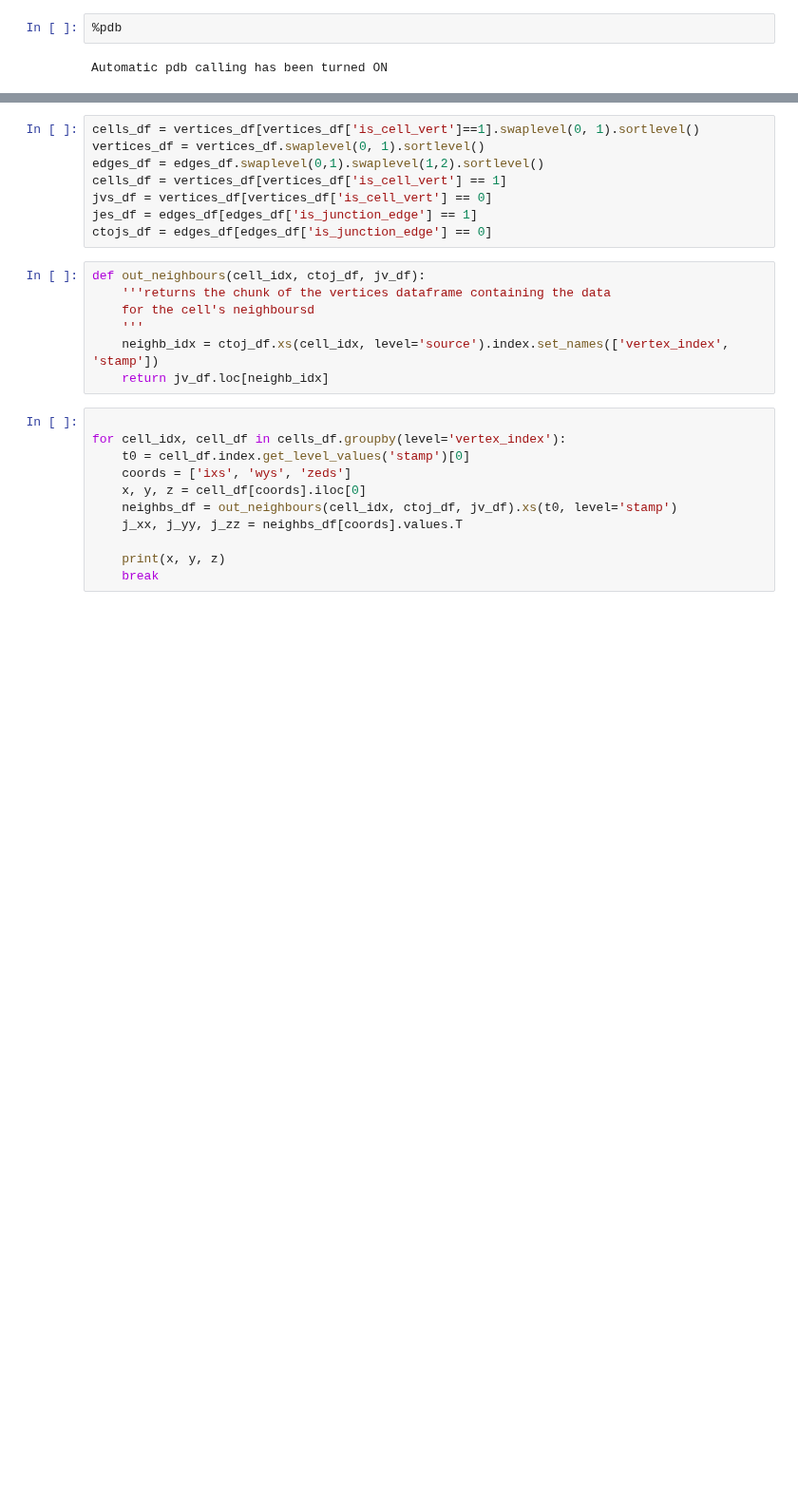
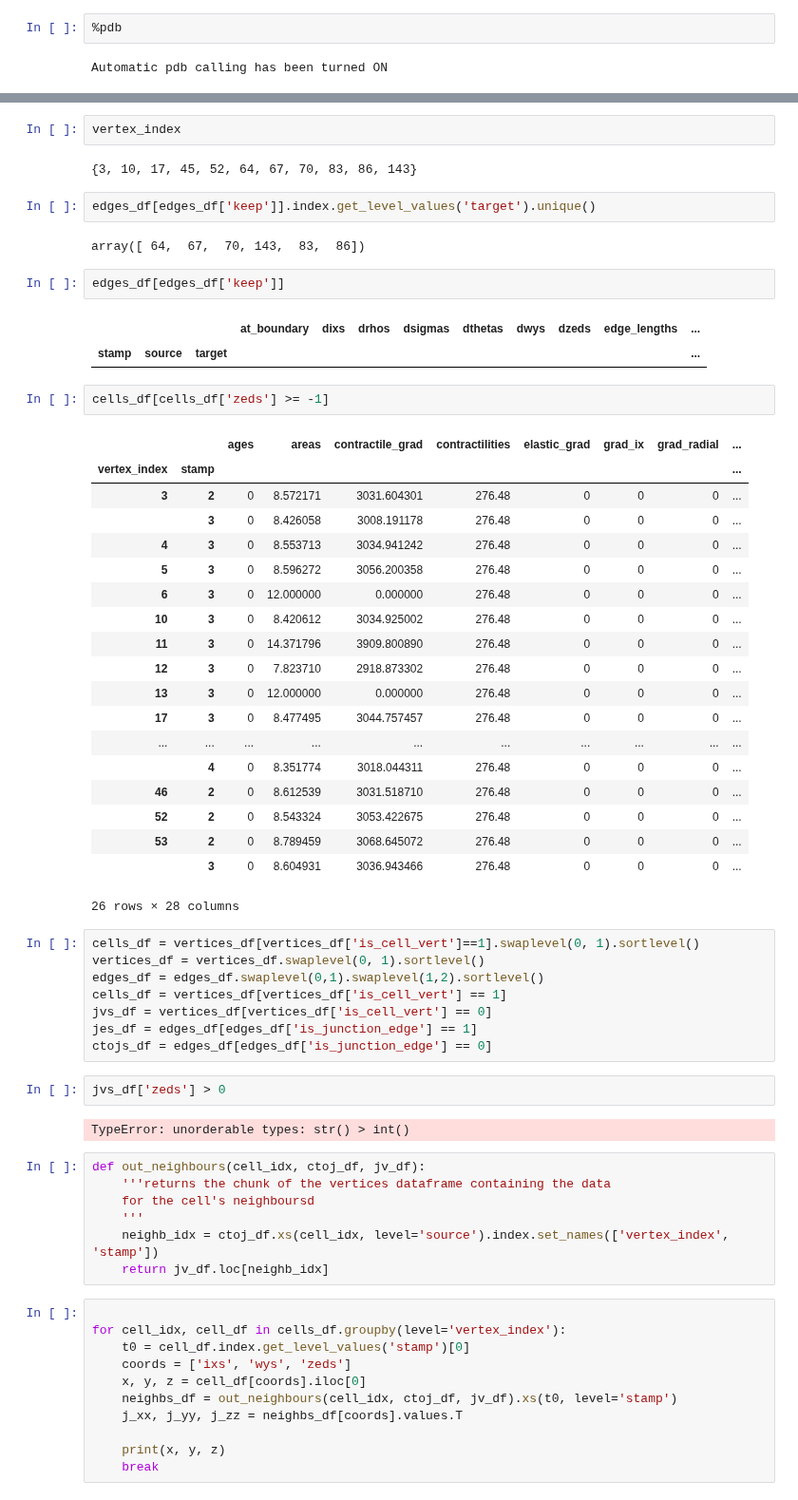
Before and after one commit to glyg/notebooks, a Jupyter notebook: blender and hdfgraph.ipynb, the cells around one changed output, grey strips where cells are left out. Shown at 95% size. Cells and saved outputs as stored; diff of their text form; blank space fills up the shorter version.

```diff
--- a/blender and hdfgraph.ipynb
+++ b/blender and hdfgraph.ipynb
@@ -31,3 +133,38 @@ Automatic pdb calling has been turned ON
+# %%
+vertex_index
+# %% [output]
+{3, 10, 17, 45, 52, 64, 67, 70, 83, 86, 143}
+# %%
+edges_df[edges_df['keep']].index.get_level_values('target').unique()
+# %% [output]
+array([ 64,  67,  70, 143,  83,  86])
+# %%
+edges_df[edges_df['keep']]
+# %% [output]
+|  |  |  | at_boundary | dixs | drhos | dsigmas | dthetas | dwys | dzeds | edge_lengths | ... |
+| stamp | source | target |  |  |  |  |  |  |  |  | ... |
+# %%
+cells_df[cells_df['zeds'] >= -1]
+# %% [output]
+|  |  | ages | areas | contractile_grad | contractilities | elastic_grad | grad_ix | grad_radial | ... |
+| vertex_index | stamp |  |  |  |  |  |  |  | ... |
+| 3 | 2 | 0 | 8.572171 | 3031.604301 | 276.48 | 0 | 0 | 0 | ... |
+|  | 3 | 0 | 8.426058 | 3008.191178 | 276.48 | 0 | 0 | 0 | ... |
+| 4 | 3 | 0 | 8.553713 | 3034.941242 | 276.48 | 0 | 0 | 0 | ... |
+| 5 | 3 | 0 | 8.596272 | 3056.200358 | 276.48 | 0 | 0 | 0 | ... |
+| 6 | 3 | 0 | 12.000000 | 0.000000 | 276.48 | 0 | 0 | 0 | ... |
+| 10 | 3 | 0 | 8.420612 | 3034.925002 | 276.48 | 0 | 0 | 0 | ... |
+| 11 | 3 | 0 | 14.371796 | 3909.800890 | 276.48 | 0 | 0 | 0 | ... |
+| 12 | 3 | 0 | 7.823710 | 2918.873302 | 276.48 | 0 | 0 | 0 | ... |
+| 13 | 3 | 0 | 12.000000 | 0.000000 | 276.48 | 0 | 0 | 0 | ... |
+| 17 | 3 | 0 | 8.477495 | 3044.757457 | 276.48 | 0 | 0 | 0 | ... |
+| ... | ... | ... | ... | ... | ... | ... | ... | ... | ... |
+|  | 4 | 0 | 8.351774 | 3018.044311 | 276.48 | 0 | 0 | 0 | ... |
+| 46 | 2 | 0 | 8.612539 | 3031.518710 | 276.48 | 0 | 0 | 0 | ... |
+| 52 | 2 | 0 | 8.543324 | 3053.422675 | 276.48 | 0 | 0 | 0 | ... |
+| 53 | 2 | 0 | 8.789459 | 3068.645072 | 276.48 | 0 | 0 | 0 | ... |
+|  | 3 | 0 | 8.604931 | 3036.943466 | 276.48 | 0 | 0 | 0 | ... |
+26 rows × 28 columns
 # %%
 cells_df = vertices_df[vertices_df['is_cell_vert']==1].swaplevel(0, 1).sortlevel()
 vertices_df = vertices_df.swaplevel(0, 1).sortlevel()
@@ -36,6 +173,10 @@ cells_df = vertices_df[vertices_df['is_cell_vert'] == 1]
 jvs_df = vertices_df[vertices_df['is_cell_vert'] == 0]
 jes_df = edges_df[edges_df['is_junction_edge'] == 1]
 ctojs_df = edges_df[edges_df['is_junction_edge'] == 0]
+# %%
+jvs_df['zeds'] > 0
+# %% [output]
+TypeError: unorderable types: str() > int()
 # %%
 def out_neighbours(cell_idx, ctoj_df, jv_df):
     '''returns the chunk of the vertices dataframe containing the data
```
Also changed, not shown: parts of 18 cells of this notebook, 2 other files.
